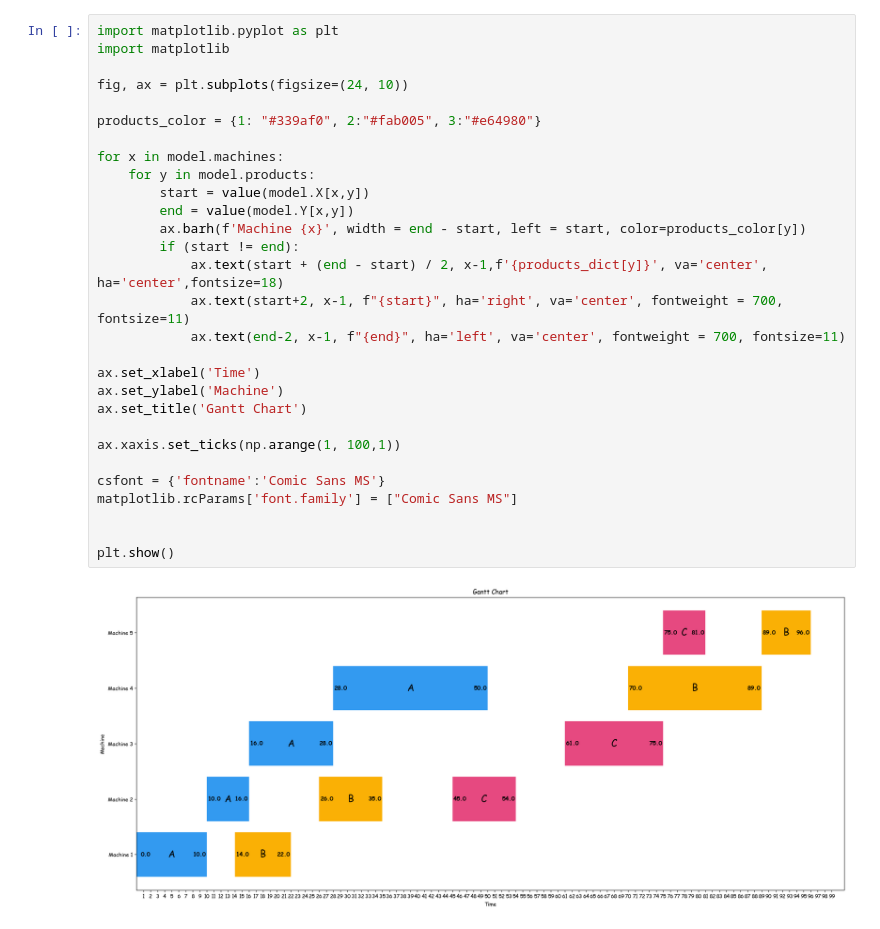
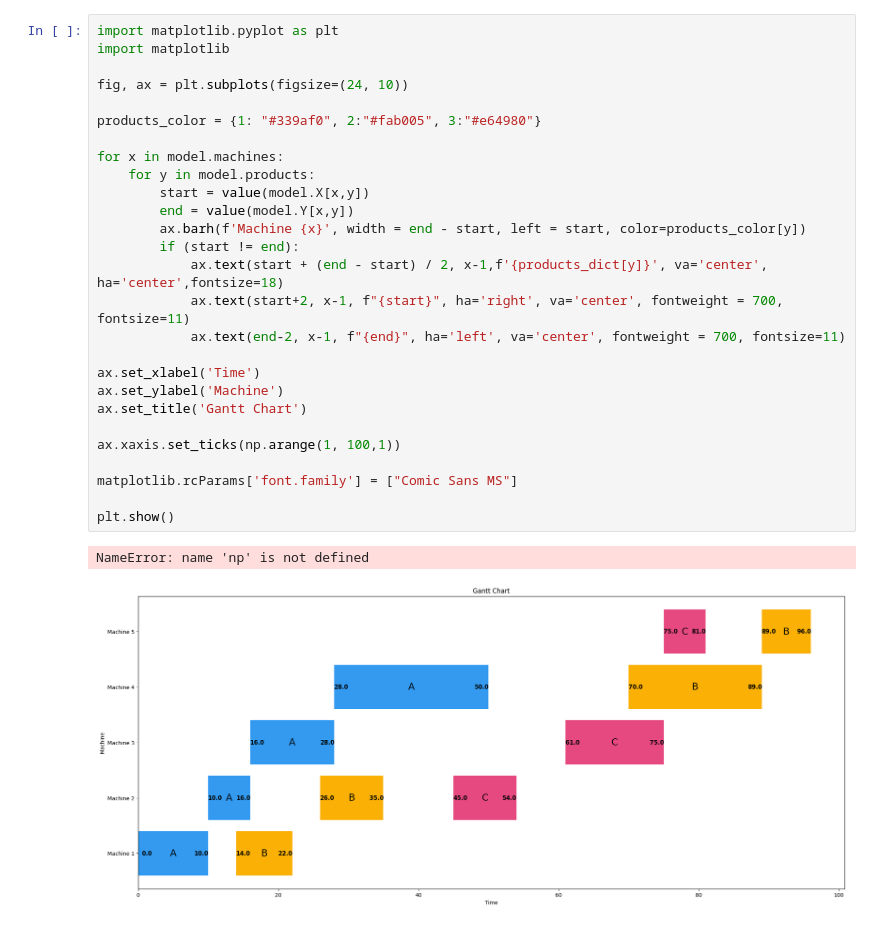
Before and after one commit to hadihe2002/pyomo, a Jupyter notebook: pyomo.ipynb, the cells around one changed output. Cells and saved outputs as stored; diff of their text form.

```diff
--- a/pyomo.ipynb
+++ b/pyomo.ipynb
@@ -151,31 +151,30 @@ value of Y[5,3]=81.0
 # %%
 import matplotlib.pyplot as plt
 import matplotlib
 
 fig, ax = plt.subplots(figsize=(24, 10))
 
 products_color = {1: "#339af0", 2:"#fab005", 3:"#e64980"}
 
 for x in model.machines:
     for y in model.products:
         start = value(model.X[x,y])
         end = value(model.Y[x,y])
         ax.barh(f'Machine {x}', width = end - start, left = start, color=products_color[y])
         if (start != end):
             ax.text(start + (end - start) / 2, x-1,f'{products_dict[y]}', va='center', ha='center',fontsize=18)
             ax.text(start+2, x-1, f"{start}", ha='right', va='center', fontweight = 700, fontsize=11)
             ax.text(end-2, x-1, f"{end}", ha='left', va='center', fontweight = 700, fontsize=11)
 
 ax.set_xlabel('Time')
 ax.set_ylabel('Machine')
 ax.set_title('Gantt Chart')
 
 ax.xaxis.set_ticks(np.arange(1, 100,1))
 
-csfont = {'fontname':'Comic Sans MS'}
 matplotlib.rcParams['font.family'] = ["Comic Sans MS"]
 
-
 plt.show()
 # %% [output]
+NameError: name 'np' is not defined
-[figure, old version]
+[figure, new version]
```
Also changed, not shown: parts of 1 cell of this notebook, 1 other file.
